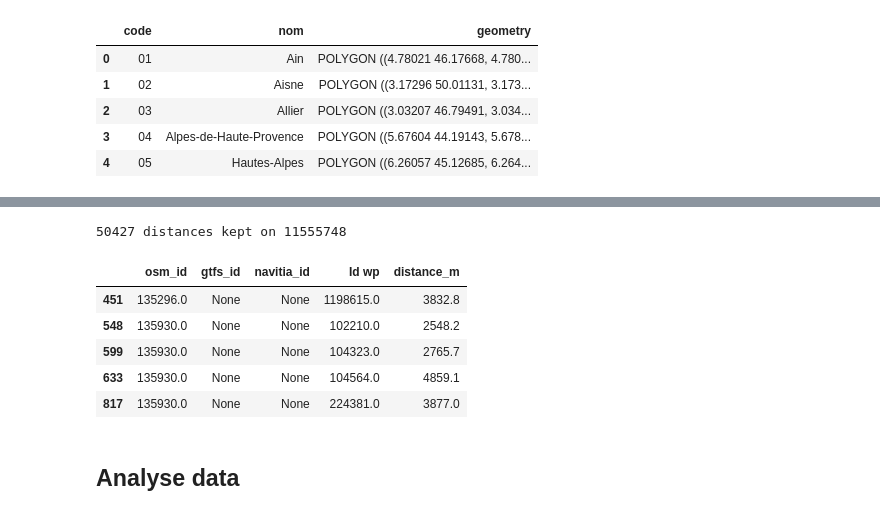
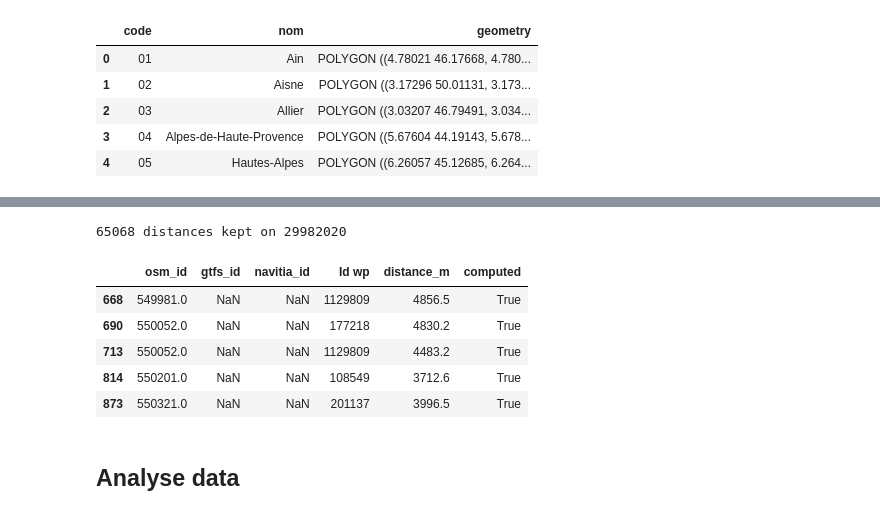
Before and after one commit to data-for-good-grenoble/mobilite_durable, a Jupyter notebook: src/notebooks/2025-11-09_NicolasGrosjean_analyse_lines_near_stops.ipynb, the cells around one changed output, grey strips where cells are left out. Drawn from its saved outputs; the diff is of its cells as text; code cells hidden in the pictures.

Commit message:
fix: update notebook and distances

```diff
--- a/src/notebooks/2025-11-09_NicolasGrosjean_analyse_lines_near_stops.ipynb
+++ b/src/notebooks/2025-11-09_NicolasGrosjean_analyse_lines_near_stops.ipynb
@@ -58,5 +56,5 @@ osm_lines_gdf.head()
 # %%
-activity_gdf = gpd.read_parquet("src/data_2/C2C/depart_topos_stops_isere.parquet")
+activity_gdf = gpd.read_parquet("src/data/C2C/depart_topos_stops_isere.parquet")
 print(f"{len(activity_gdf)} activity points")
 activity_gdf.rename(
     columns={"navitia_id": "Id wp", "name": "Name wp", "nombre_de_depart_de_topo": "nbr_topo"},
@@ -87,7 +85,7 @@ area_gdf.head()
 isere_activity_df = (
     gpd.sjoin(
         activity_gdf.to_crs(EPSG_WGS84),
-        area_gdf[area_gdf["code"] == isere_code].to_crs(EPSG_WGS84),
+        area_gdf[area_gdf["code"] == isere_code],
     )
     .loc[:, ["Id wp"]]
     .drop_duplicates()
@@ -96,5 +94,5 @@ isere_activity_df = (
 isere_activity_gdf = gpd.GeoDataFrame(isere_activity_df, geometry="geometry").set_crs(
     EPSG_WGS84
 )
-print(f"Filter on Isère: keep {len(isere_activity_gdf)} on {len(activity_gdf)}")
+print(f"Filter on Isère: keep {len(isere_activity_gdf)} on {len(activity_gdf)} activity points")
 # %% [output]
@@ -153,19 +160,20 @@ from src.processors.distances import DistancesProcessor
 distance_threshold_km = 5
 # %%
 distances_df = DistancesProcessor.fetch(reload_pipeline=False)
-distances_df[distances_df["distance_m"] > distance_threshold_km * 1000] = None
+distances_df.loc[distances_df["distance_m"] > distance_threshold_km * 1000, "distance_m"] = None
 nb_lines_before_drop = len(distances_df)
 distances_df = distances_df[~pd.isnull(distances_df["distance_m"])]
+distances_df = distances_df[distances_df["Id wp"].isin(isere_activity_df["Id wp"].unique())]
 print(f"{len(distances_df)} distances kept on {nb_lines_before_drop}")
 distances_df.head()
 # %% [output]
-50427 distances kept on 11555748
+65068 distances kept on 29982020
-|  | osm_id | gtfs_id | navitia_id | Id wp | distance_m |
-| 451 | 135296.0 | None | None | 1198615.0 | 3832.8 |
-| 548 | 135930.0 | None | None | 102210.0 | 2548.2 |
-| 599 | 135930.0 | None | None | 104323.0 | 2765.7 |
-| 633 | 135930.0 | None | None | 104564.0 | 4859.1 |
-| 817 | 135930.0 | None | None | 224381.0 | 3877.0 |
+|  | osm_id | gtfs_id | navitia_id | Id wp | distance_m | computed |
+| 668 | 549981.0 | NaN | NaN | 1129809 | 4856.5 | True |
+| 690 | 550052.0 | NaN | NaN | 177218 | 4830.2 | True |
+| 713 | 550052.0 | NaN | NaN | 1129809 | 4483.2 | True |
+| 814 | 550201.0 | NaN | NaN | 108549 | 3712.6 | True |
+| 873 | 550321.0 | NaN | NaN | 201137 | 3996.5 | True |
 # %% [markdown]
 ## Analyse data
 # %%
```
Also changed, not shown: parts of 20 cells of this notebook, 1 other file.
